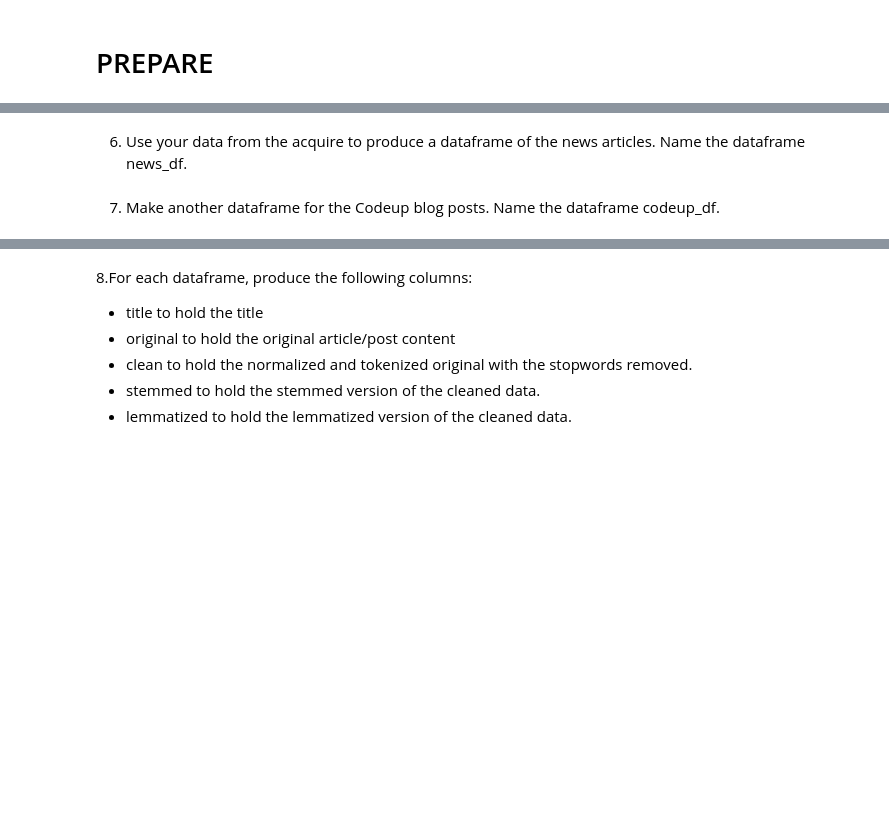
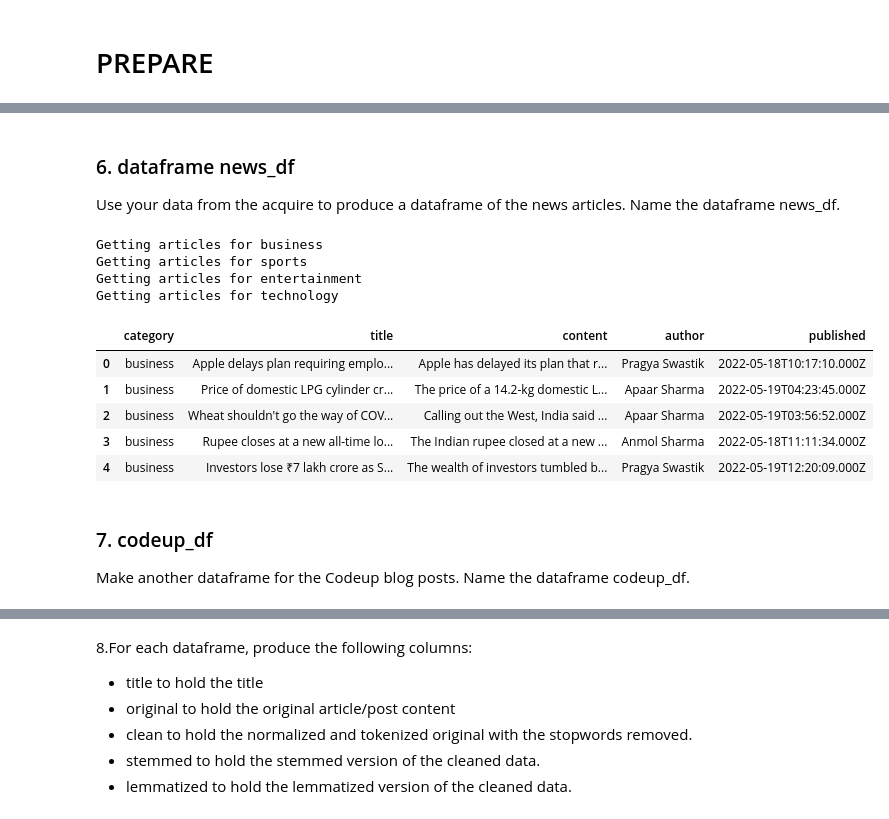
Before and after one commit to rachelrobbinsmayhill/nlp-exercises, a Jupyter notebook: prepare.ipynb, the cells around one changed output, grey strips where cells are left out. Cells and saved outputs as stored; diff of their text form; code cells hidden in the pictures; blank space fills up the shorter version.

```diff
--- a/prepare.ipynb
+++ b/prepare.ipynb
@@ -196,4 +247,20 @@ def remove_stopwords(text):
 # %% [markdown]
-6. Use your data from the acquire to produce a dataframe of the news articles. Name the dataframe news_df.
+### 6. dataframe news_df
+Use your data from the acquire to produce a dataframe of the news articles. Name the dataframe news_df.
+# %%
+news_df = acquire.get_news_articles()
+news_df.head()
+# %% [output]
+Getting articles for business
+Getting articles for sports
+Getting articles for entertainment
+Getting articles for technology
+|  | category | title | content | author | published |
+| 0 | business | Apple delays plan requiring emplo... | Apple has delayed its plan that r... | Pragya Swastik | 2022-05-18T10:17:10.000Z |
+| 1 | business | Price of domestic LPG cylinder cr... | The price of a 14.2-kg domestic L... | Apaar Sharma | 2022-05-19T04:23:45.000Z |
+| 2 | business | Wheat shouldn't go the way of COV... | Calling out the West, India said ... | Apaar Sharma | 2022-05-19T03:56:52.000Z |
+| 3 | business | Rupee closes at a new all-time lo... | The Indian rupee closed at a new ... | Anmol Sharma | 2022-05-18T11:11:34.000Z |
+| 4 | business | Investors lose ₹7 lakh crore as S... | The wealth of investors tumbled b... | Pragya Swastik | 2022-05-19T12:20:09.000Z |
 # %% [markdown]
-7. Make another dataframe for the Codeup blog posts. Name the dataframe codeup_df.
+### 7. codeup_df
+Make another dataframe for the Codeup blog posts. Name the dataframe codeup_df.
```
Also changed, not shown: parts of 55 cells of this notebook.
